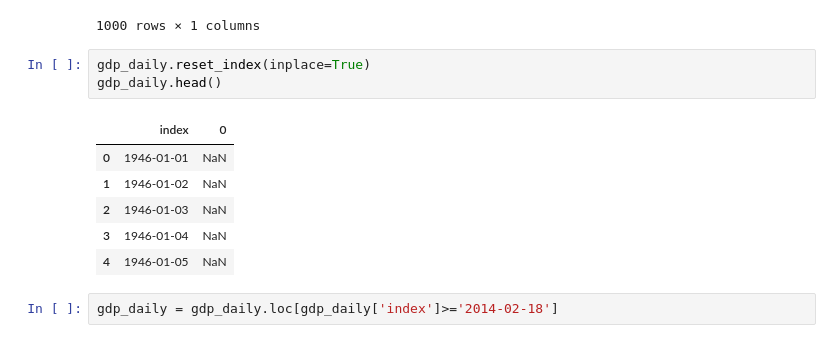
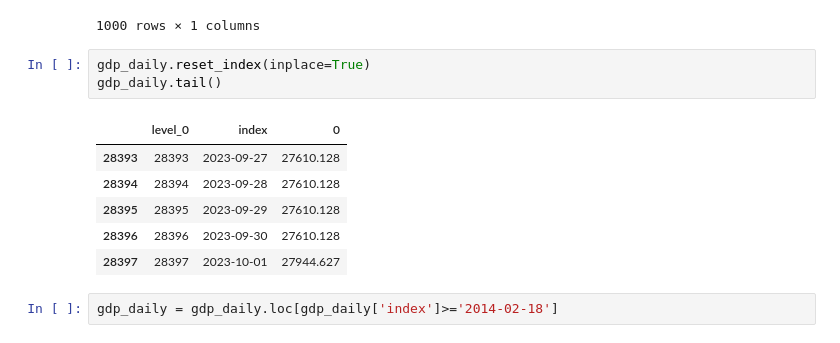
Before and after one commit to ikeryanez/Forecasting_FinancialTS, a Jupyter notebook: notebooks/data_acquisition/Macro.ipynb, the cells around one changed output. Cells and saved outputs as stored; diff of their text form.

```diff
--- a/notebooks/data_acquisition/Macro.ipynb
+++ b/notebooks/data_acquisition/Macro.ipynb
@@ -37,14 +37,14 @@ gdp_daily.head(1000)
 1000 rows × 1 columns
 # %%
 gdp_daily.reset_index(inplace=True)
-gdp_daily.head()
+gdp_daily.tail()
 # %% [output]
-|  | index | 0 |
-| 0 | 1946-01-01 | NaN |
-| 1 | 1946-01-02 | NaN |
-| 2 | 1946-01-03 | NaN |
-| 3 | 1946-01-04 | NaN |
-| 4 | 1946-01-05 | NaN |
+|  | level_0 | index | 0 |
+| 28393 | 28393 | 2023-09-27 | 27610.128 |
+| 28394 | 28394 | 2023-09-28 | 27610.128 |
+| 28395 | 28395 | 2023-09-29 | 27610.128 |
+| 28396 | 28396 | 2023-09-30 | 27610.128 |
+| 28397 | 28397 | 2023-10-01 | 27944.627 |
 # %%
 gdp_daily = gdp_daily.loc[gdp_daily['index']>='2014-02-18']
 # %%
```
Also changed, not shown: 2 other files.
